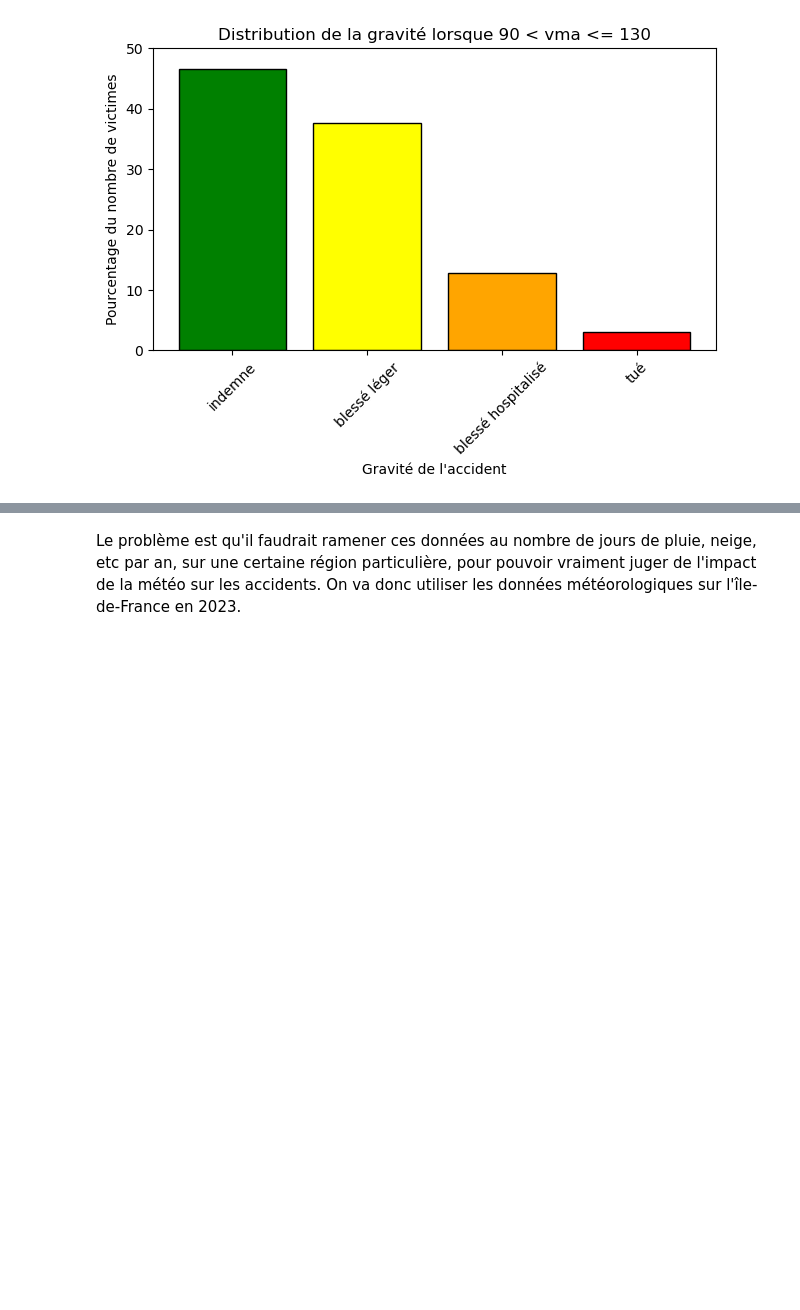
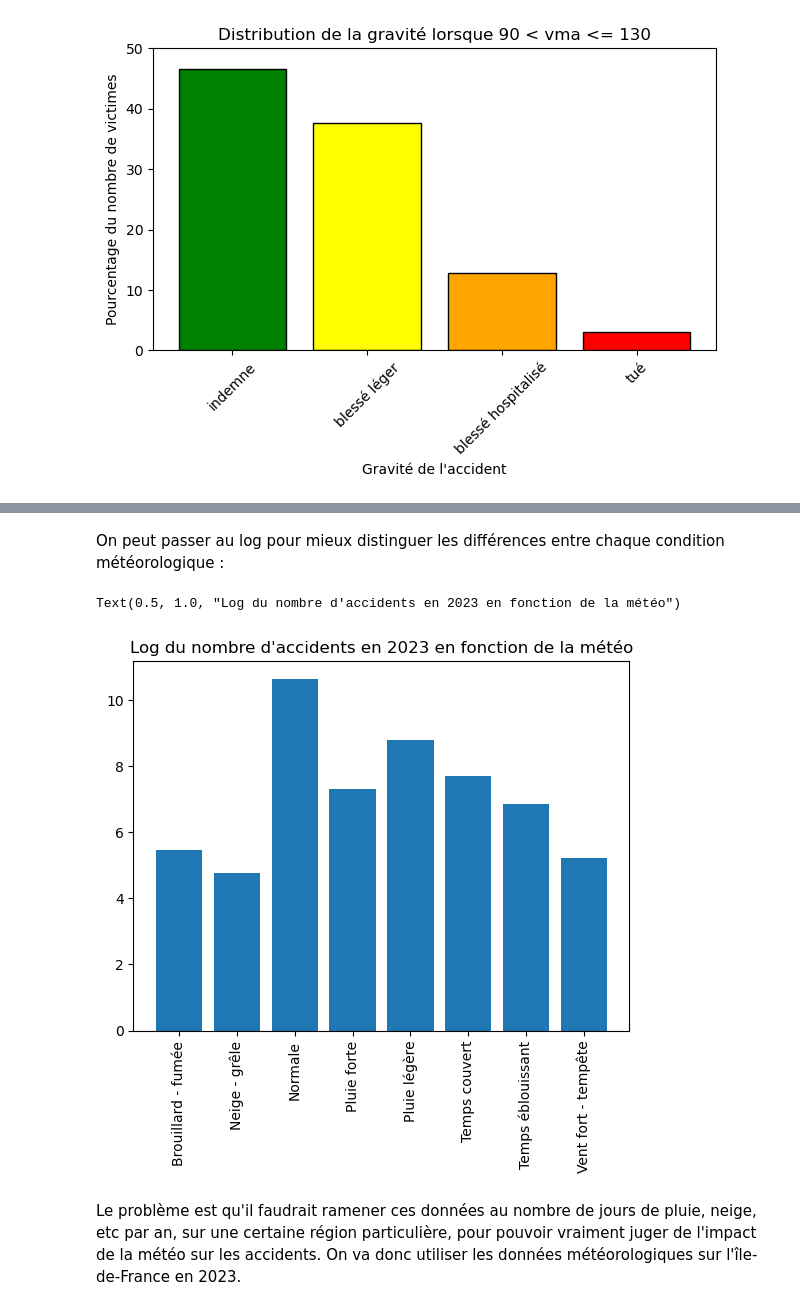
Before and after one commit to celineferbach/Projet-accidents-de-la-route, a Jupyter notebook: importation.ipynb, the cells around one changed output, grey strips where cells are left out. Drawn from its saved outputs; the diff is of its cells as text; code cells hidden in the pictures; blank space fills up the shorter version.

```diff
--- a/importation.ipynb
+++ b/importation.ipynb
@@ -910,3 +913,17 @@ Text(0.5, 1.0, "Nombre d'accidents en 2023 en fonction de la météo")
+# %% [markdown]
+On peut passer au log pour mieux distinguer les différences entre chaque condition météorologique :
+# %%
+log_Num_Acc = [math.log(x) for x in Num_Acc]
+
+hist = { "atm" : ["Brouillard - fumée", "Neige - grêle", "Normale",
+                "Pluie forte", "Pluie légère", "Temps couvert", "Temps éblouissant", "Vent fort - tempête"],
+        "log_Num_Acc" : log_Num_Acc}
+plt.bar(hist["atm"], hist["log_Num_Acc"])
+plt.xticks(rotation = 90)
+plt.title("Log du nombre d'accidents en 2023 en fonction de la météo")
+# %% [output]
+Text(0.5, 1.0, "Log du nombre d'accidents en 2023 en fonction de la météo")
+[figure, added]
 # %% [markdown]
 Le problème est qu'il faudrait ramener ces données au nombre de jours de pluie, neige, etc par an, sur une certaine région particulière, pour pouvoir vraiment juger de l'impact de la météo sur les accidents.
 On va donc utiliser les données météorologiques sur l'île-de-France en 2023.
```
Also changed, not shown: parts of 27 cells of this notebook, 1 other file.
